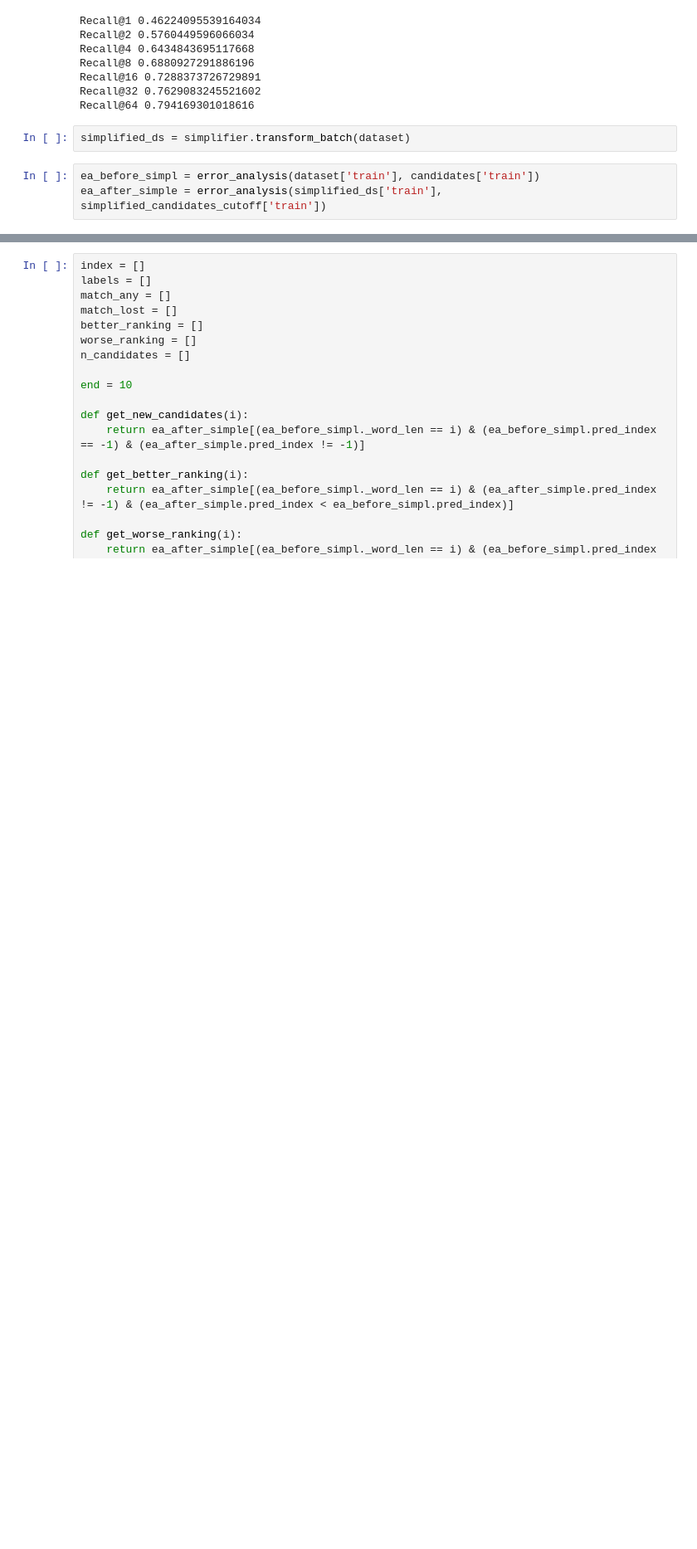
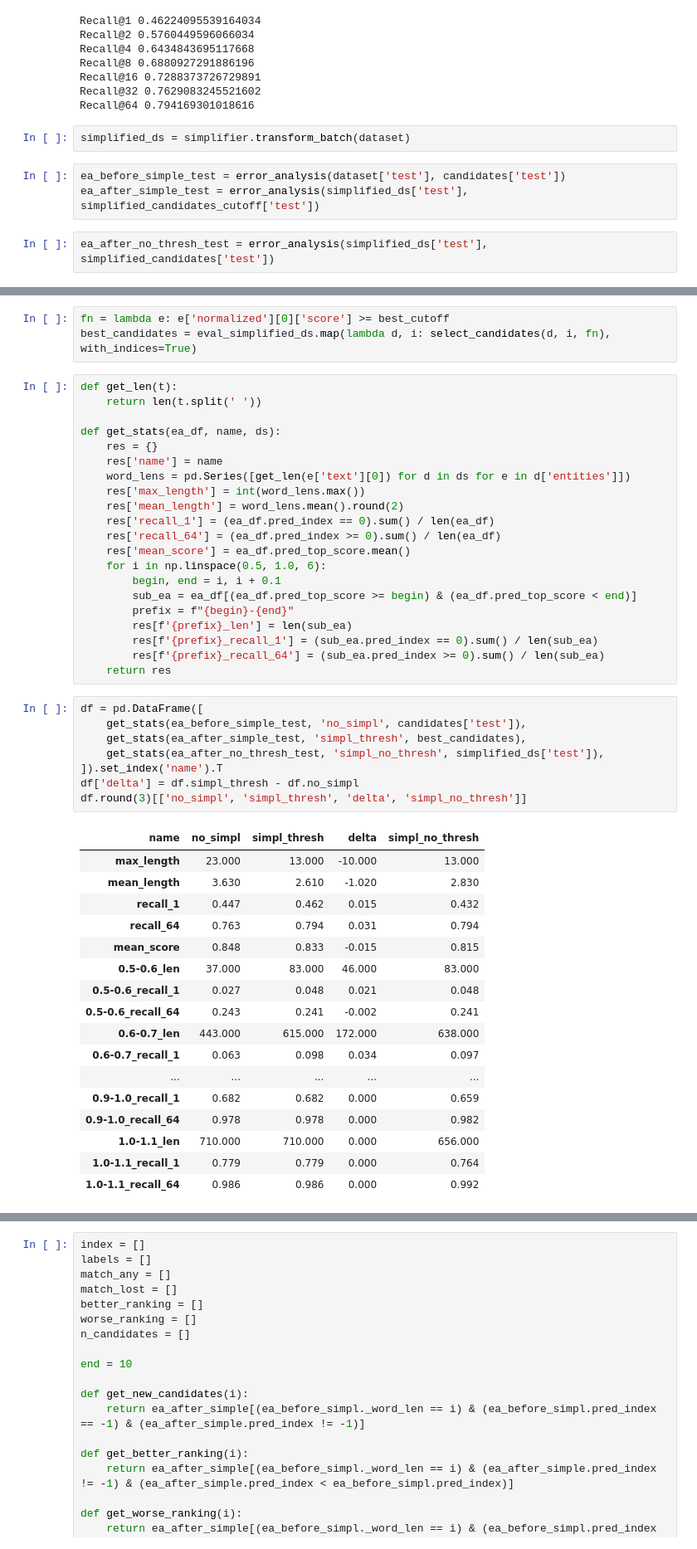
Before and after one commit to hpi-dhc/symptemist, a Jupyter notebook: 1_LLM_Simplification.ipynb, the cells around one changed output, grey strips where cells are left out. Shown at 83% size. Cells and saved outputs as stored; diff of their text form; blank space fills up the shorter version.

```diff
--- a/1_LLM_Simplification.ipynb
+++ b/1_LLM_Simplification.ipynb
@@ -316,5 +316,7 @@ Recall@64 0.794169301018616
 # %%
 simplified_ds = simplifier.transform_batch(dataset)
 # %%
-ea_before_simpl = error_analysis(dataset['train'], candidates['train'])
-ea_after_simple = error_analysis(simplified_ds['train'], simplified_candidates_cutoff['train'])
+ea_before_simple_test = error_analysis(dataset['test'], candidates['test'])
+ea_after_simple_test = error_analysis(simplified_ds['test'], simplified_candidates_cutoff['test'])
+# %%
+ea_after_no_thresh_test = error_analysis(simplified_ds['test'], simplified_candidates['test'])
@@ -320,0 +337,50 @@ ea_after_simple = error_analysis(simplified_ds['train'], simplified_candidates_c
+# %%
+fn = lambda e: e['normalized'][0]['score'] >= best_cutoff
+best_candidates = eval_simplified_ds.map(lambda d, i: select_candidates(d, i, fn), with_indices=True)
+# %%
+def get_len(t):
+    return len(t.split(' '))
+
+def get_stats(ea_df, name, ds):
+    res = {}
+    res['name'] = name
+    word_lens = pd.Series([get_len(e['text'][0]) for d in ds for e in d['entities']])
+    res['max_length'] = int(word_lens.max())
+    res['mean_length'] = word_lens.mean().round(2)
+    res['recall_1'] = (ea_df.pred_index == 0).sum() / len(ea_df)
+    res['recall_64'] = (ea_df.pred_index >= 0).sum() / len(ea_df)
+    res['mean_score'] = ea_df.pred_top_score.mean()
+    for i in np.linspace(0.5, 1.0, 6):
+        begin, end = i, i + 0.1
+        sub_ea = ea_df[(ea_df.pred_top_score >= begin) & (ea_df.pred_top_score < end)]
+        prefix = f"{begin}-{end}"
+        res[f'{prefix}_len'] = len(sub_ea)
+        res[f'{prefix}_recall_1'] = (sub_ea.pred_index == 0).sum() / len(sub_ea)
+        res[f'{prefix}_recall_64'] = (sub_ea.pred_index >= 0).sum() / len(sub_ea)
+    return res
+# %%
+df = pd.DataFrame([
+    get_stats(ea_before_simple_test, 'no_simpl', candidates['test']),
+    get_stats(ea_after_simple_test, 'simpl_thresh', best_candidates),
+    get_stats(ea_after_no_thresh_test, 'simpl_no_thresh', simplified_ds['test']),
+]).set_index('name').T
+df['delta'] = df.simpl_thresh - df.no_simpl
+df.round(3)[['no_simpl', 'simpl_thresh', 'delta', 'simpl_no_thresh']]
+# %% [output]
+| name | no_simpl | simpl_thresh | delta | simpl_no_thresh |
+| max_length | 23.000 | 13.000 | -10.000 | 13.000 |
+| mean_length | 3.630 | 2.610 | -1.020 | 2.830 |
+| recall_1 | 0.447 | 0.462 | 0.015 | 0.432 |
+| recall_64 | 0.763 | 0.794 | 0.031 | 0.794 |
+| mean_score | 0.848 | 0.833 | -0.015 | 0.815 |
+| 0.5-0.6_len | 37.000 | 83.000 | 46.000 | 83.000 |
+| 0.5-0.6_recall_1 | 0.027 | 0.048 | 0.021 | 0.048 |
+| 0.5-0.6_recall_64 | 0.243 | 0.241 | -0.002 | 0.241 |
+| 0.6-0.7_len | 443.000 | 615.000 | 172.000 | 638.000 |
+| 0.6-0.7_recall_1 | 0.063 | 0.098 | 0.034 | 0.097 |
+| ... | ... | ... | ... | ... |
+| 0.9-1.0_recall_1 | 0.682 | 0.682 | 0.000 | 0.659 |
+| 0.9-1.0_recall_64 | 0.978 | 0.978 | 0.000 | 0.982 |
+| 1.0-1.1_len | 710.000 | 710.000 | 0.000 | 656.000 |
+| 1.0-1.1_recall_1 | 0.779 | 0.779 | 0.000 | 0.764 |
+| 1.0-1.1_recall_64 | 0.986 | 0.986 | 0.000 | 0.992 |
```
Also changed, not shown: parts of 14 cells of this notebook, 18 other files.
